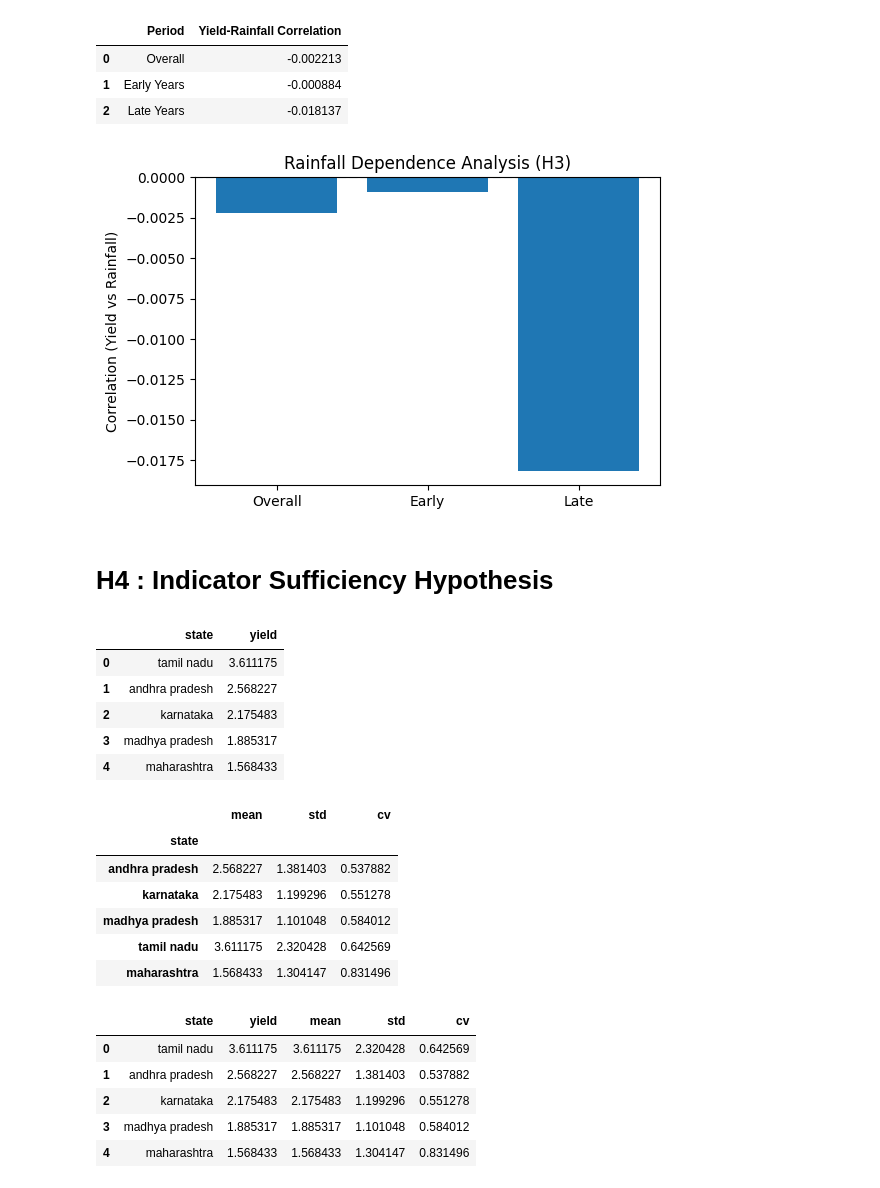
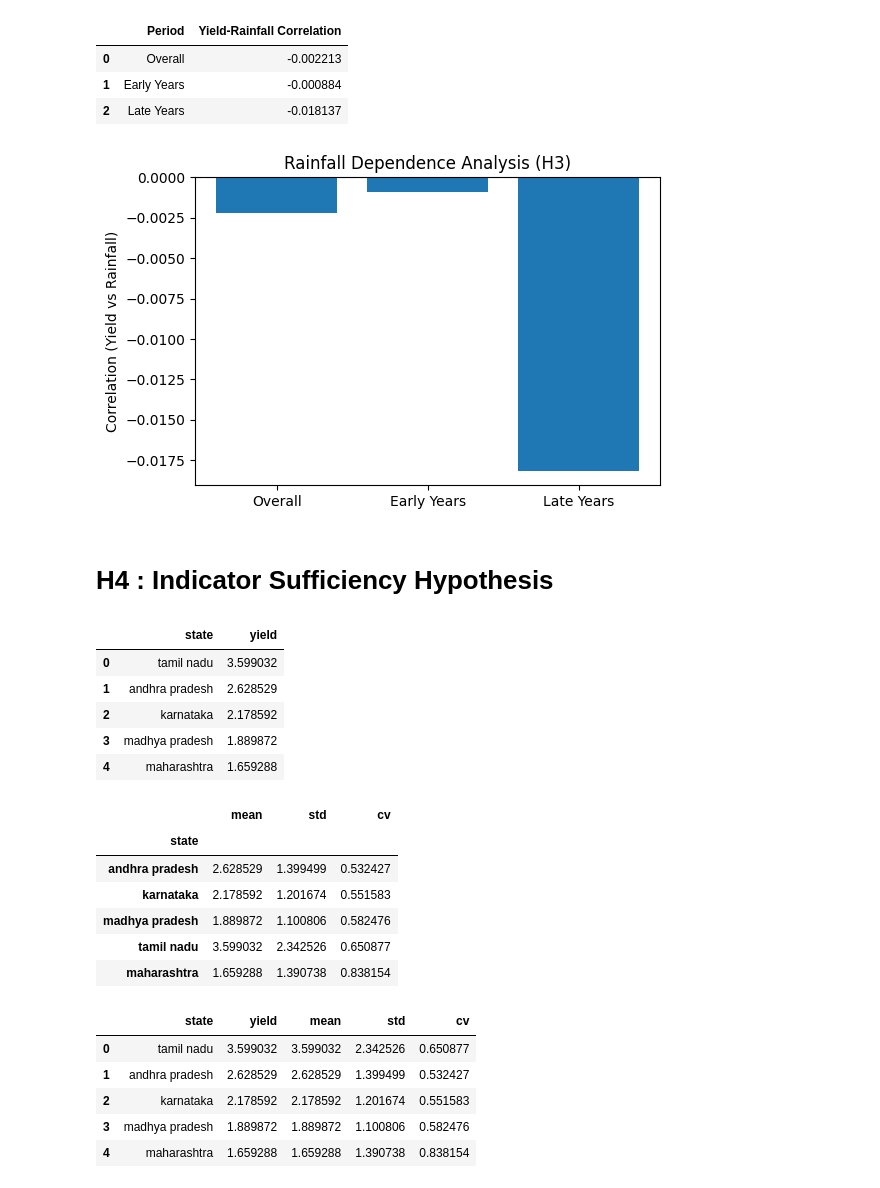
Before and after one commit to akshaya-1-1/agriculture, a Jupyter notebook: Week3.ipynb, the cells around one changed output. Saved outputs shown, nothing was run; the diff lists cells and outputs as text; code cells hidden in the pictures.

Commit message:
Update final crop yield risk forecasting analysis

```diff
--- a/Week3.ipynb
+++ b/Week3.ipynb
@@ -5,7 +5,7 @@ import pandas as pd
 import numpy as np
 import matplotlib.pyplot as plt
 # %%
-final_df = pd.read_csv("data/final/agri_combined_dataset.csv")
+final_df = pd.read_csv("data/final/agri_combined_datasets.csv")
 final_df.head()
 # %% [output]
 |  | state | district | crop | year | area | production | yield | annual_rainfall | n_high | n_medium | ... |
@@ -156,15 +156,15 @@ h3_summary.to_csv("outputs/h3_correlation_summary.csv", index=False)
 # %%
 import os
 os.makedirs("outputs", exist_ok=True)
 plt.figure(figsize=(6,4))
-plt.bar(h3_table["Period"], h3_table["Correlation"])
+plt.bar(h3_summary["Period"], h3_summary["Yield-Rainfall Correlation"])
 plt.axhline(y=0, linestyle="--")
 plt.ylabel("Correlation (Yield vs Rainfall)")
 plt.title("Rainfall Dependence Analysis (H3)")
 plt.savefig("outputs/h3_rainfall_plot.png", bbox_inches="tight")
 plt.show()
 # %% [output]
-[figure, old version]
+[figure, new version]
 # %% [markdown]
 # H4 : Indicator Sufficiency Hypothesis
 # %%
@@ -178,11 +178,11 @@ mean_rank = (
 mean_rank.head()
 # %% [output]
 |  | state | yield |
-| 0 | tamil nadu | 3.611175 |
-| 1 | andhra pradesh | 2.568227 |
-| 2 | karnataka | 2.175483 |
-| 3 | madhya pradesh | 1.885317 |
-| 4 | maharashtra | 1.568433 |
+| 0 | tamil nadu | 3.599032 |
+| 1 | andhra pradesh | 2.628529 |
+| 2 | karnataka | 2.178592 |
+| 3 | madhya pradesh | 1.889872 |
+| 4 | maharashtra | 1.659288 |
 # %%
 h4_table = final_df.groupby("state")["yield"].agg(["mean","std"])
 
@@ -194,11 +194,11 @@ h4_table.head()
 # %% [output]
 |  | mean | std | cv |
 | state |  |  |  |
-| andhra pradesh | 2.568227 | 1.381403 | 0.537882 |
-| karnataka | 2.175483 | 1.199296 | 0.551278 |
-| madhya pradesh | 1.885317 | 1.101048 | 0.584012 |
-| tamil nadu | 3.611175 | 2.320428 | 0.642569 |
-| maharashtra | 1.568433 | 1.304147 | 0.831496 |
+| andhra pradesh | 2.628529 | 1.399499 | 0.532427 |
+| karnataka | 2.178592 | 1.201674 | 0.551583 |
+| madhya pradesh | 1.889872 | 1.100806 | 0.582476 |
+| tamil nadu | 3.599032 | 2.342526 | 0.650877 |
+| maharashtra | 1.659288 | 1.390738 | 0.838154 |
 # %%
 comparison = mean_rank.merge(
     h4_table.reset_index(),
@@ -208,11 +208,11 @@ comparison = mean_rank.merge(
 comparison.head()
 # %% [output]
 |  | state | yield | mean | std | cv |
-| 0 | tamil nadu | 3.611175 | 3.611175 | 2.320428 | 0.642569 |
-| 1 | andhra pradesh | 2.568227 | 2.568227 | 1.381403 | 0.537882 |
-| 2 | karnataka | 2.175483 | 2.175483 | 1.199296 | 0.551278 |
-| 3 | madhya pradesh | 1.885317 | 1.885317 | 1.101048 | 0.584012 |
-| 4 | maharashtra | 1.568433 | 1.568433 | 1.304147 | 0.831496 |
+| 0 | tamil nadu | 3.599032 | 3.599032 | 2.342526 | 0.650877 |
+| 1 | andhra pradesh | 2.628529 | 2.628529 | 1.399499 | 0.532427 |
+| 2 | karnataka | 2.178592 | 2.178592 | 1.201674 | 0.551583 |
+| 3 | madhya pradesh | 1.889872 | 1.889872 | 1.100806 | 0.582476 |
+| 4 | maharashtra | 1.659288 | 1.659288 | 1.390738 | 0.838154 |
 # %%
 plt.figure(figsize=(8,5))
 
```
Also changed, not shown: parts of 2 cells of this notebook, 14 other files.
